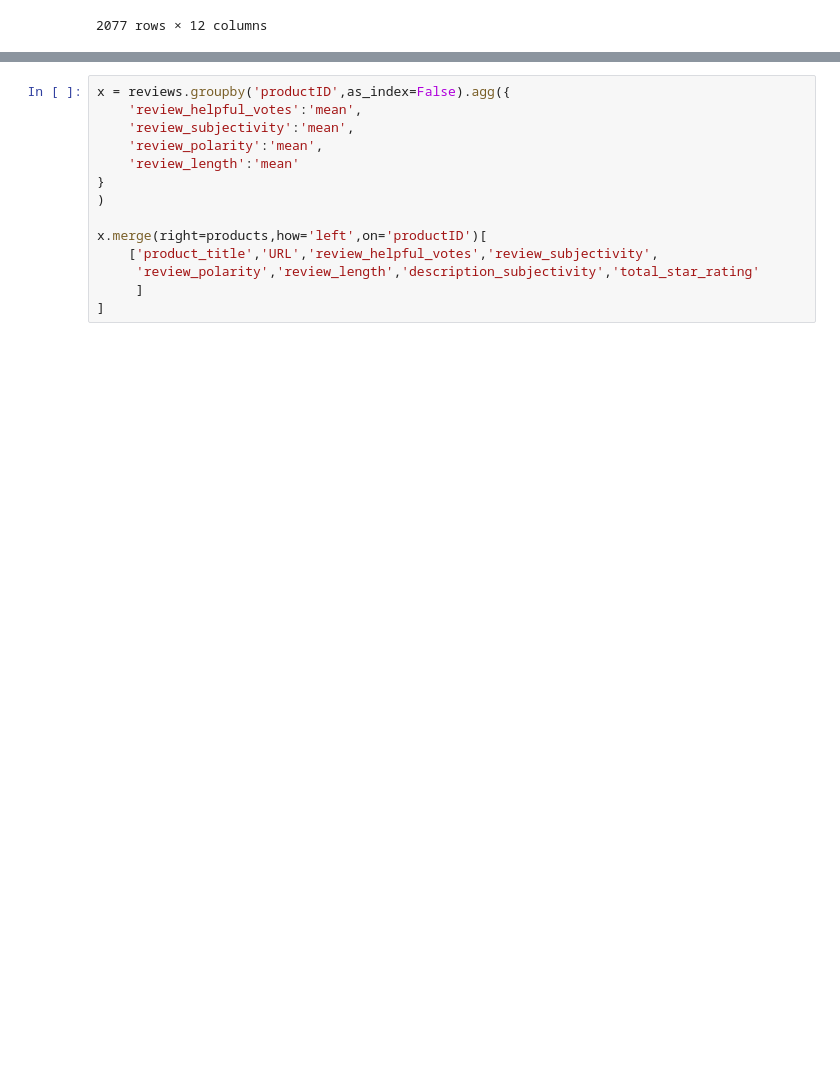
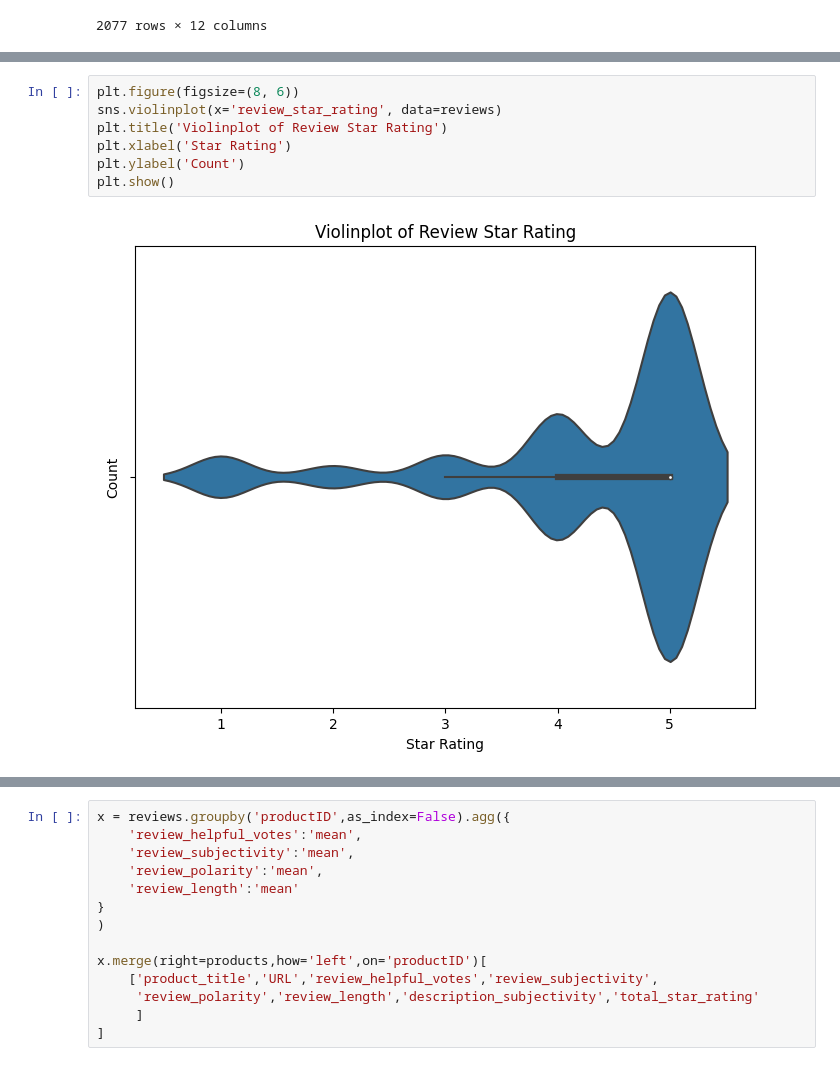
Before and after one commit to aneeshkhole/Perceived-Usefulness-of-online-customer-reviews, a Jupyter notebook: src/Amazon_Review_data_scraping.ipynb, the cells around one changed output, grey strips where cells are left out. Cells and saved outputs as stored; diff of their text form; blank space fills up the shorter version.

Commit message:
Added visualizations

```diff
--- a/src/Amazon_Review_data_scraping.ipynb
+++ b/src/Amazon_Review_data_scraping.ipynb
@@ -307,0 +322,9 @@ reviews
+# %%
+plt.figure(figsize=(8, 6))
+sns.violinplot(x='review_star_rating', data=reviews)
+plt.title('Violinplot of Review Star Rating')
+plt.xlabel('Star Rating')
+plt.ylabel('Count')
+plt.show()
+# %% [output]
+[figure, added]
```
Also changed, not shown: parts of 9 cells of this notebook, 1 other file.
